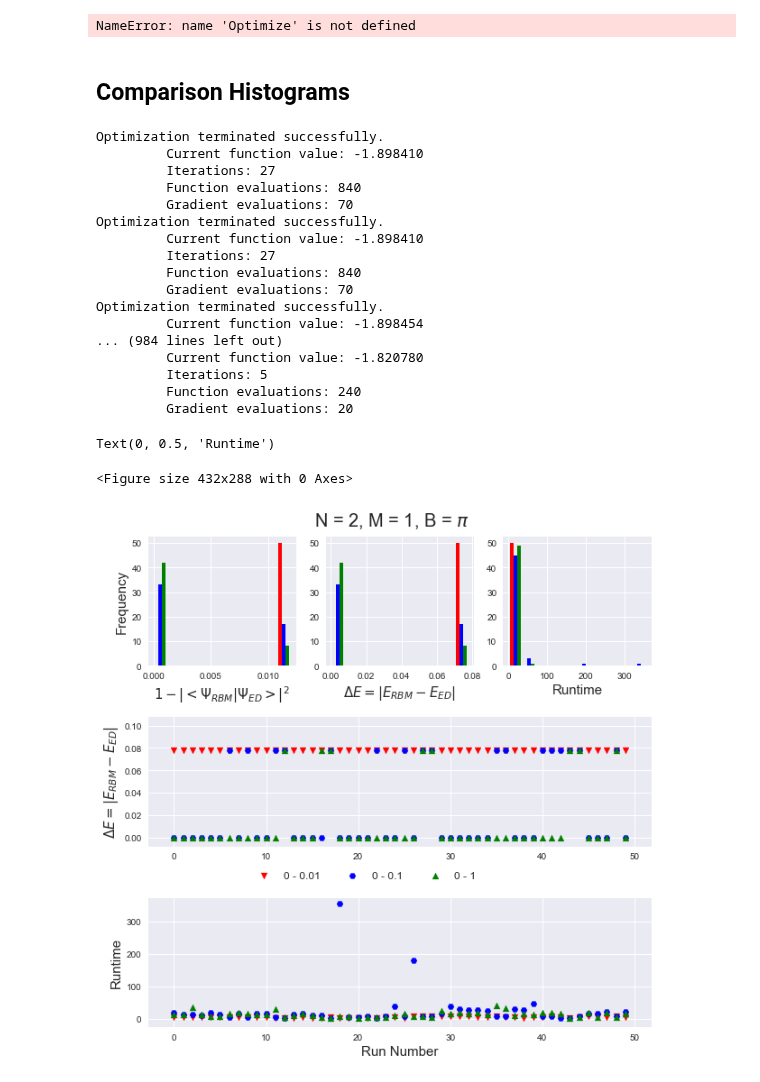
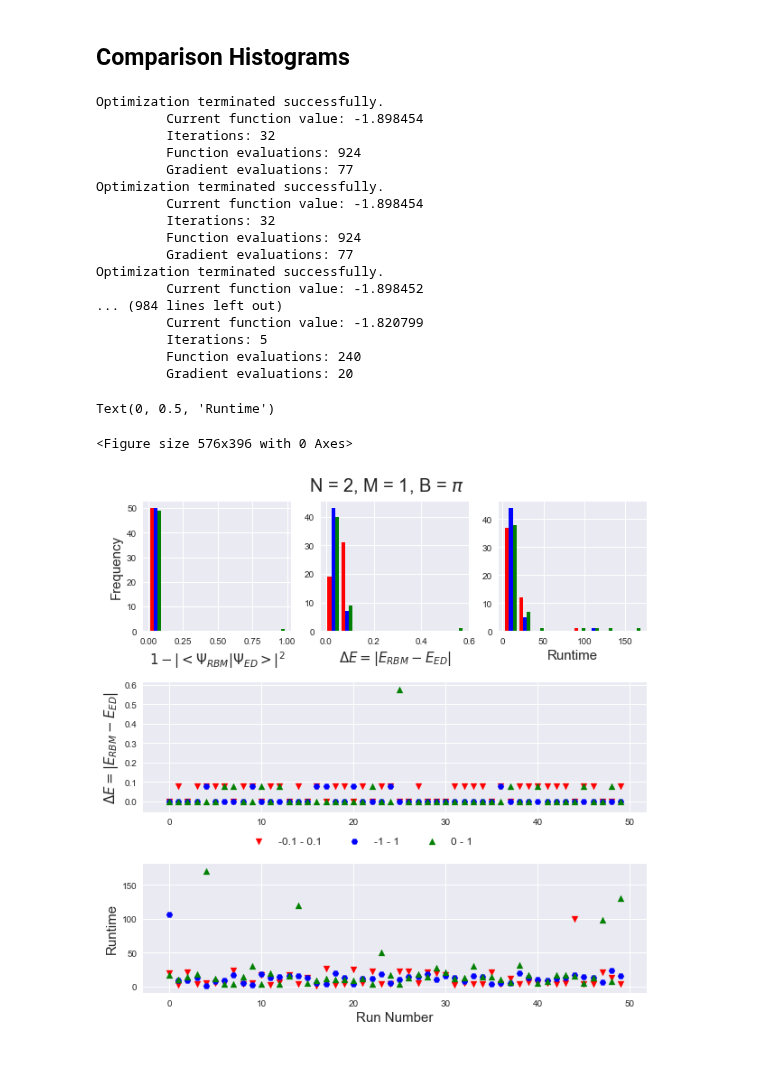
Before and after one commit to aorfi/Phys459, a Jupyter notebook: RBMGroundStateComparisonChangeInitialization.ipynb, the cells around one changed output. Drawn from its saved outputs; the diff is of its cells as text; code cells hidden in the pictures.

```diff
--- a/RBMGroundStateComparisonChangeInitialization.ipynb
+++ b/RBMGroundStateComparisonChangeInitialization.ipynb
@@ -150,7 +150,7 @@ def RBM_ansatz(par,N, M):
         expTerm[i] = np.exp(np.dot(a,sz[i]))
         psiMValues[i] = expTerm[i]*hidProduct[i]
         psiM += psiMValues[i]*Sbasis[i]
-    psiNorm = psiM.unit()
+    psiNorm = psiM#.unit()
     return psiNorm
 # %%
 #Variation Energy Definition
@@ -318,13 +282,0 @@ Optimization terminated successfully.
-# %%
-opState = RBM_ansatz(minop.x,N, M)
-print(opState)
-opEng = varEnergy(minop.x,N, M, H)
-print(opEng)
-groundState = GroundState(N,B,A0)
-ed = groundState()
-edEng = ed[0][0]
-edState = ed[0][1]
-print(edState)
-print(edEng)
-Error = err(opState,edState ,opEng,edEng)
-print(Error)
@@ -347,8 +283,3 @@ Qobj data =
-# %%
-optimize = Optimize(N,B,A0)
-op = optimize(N,M)
-# %% [output]
-NameError: name 'Optimize' is not defined
 # %% [markdown]
 ## Comparison Histograms
 # %%
@@ -403,24 +334,24 @@ for i in range(len(hisIt)):
 
     #Nelder Mead
     zeroOne = minLoader('GradDescent', 1*par,N, M, B, A0)
-    zeroOneState.append(ten[0])
-    zeroOneTime.append(ten[1])
+    zeroOneState.append(zeroOne[0])
+    zeroOneTime.append(zeroOne[1])
 
     #BFGS
     nOneOne = minLoader('GradDescent', (1-2*par),N, M, B, A0)
-    hunState.append(hun[0])
-    hunTime.append(hun[1])
+    nOneOneState.append(nOneOne[0])
+    nOneOneTime.append(nOneOne[1])
 
     #Newton-CG
-    small = minLoader('GradDescent', 0.1*par,N, M, B, A0)
+    small = minLoader('GradDescent', (0.1-0.2*par),N, M, B, A0)
     smallState.append(small[0])
     smallTime.append(small[1])
 
 
     #Error
     gdEngTemp = gd[0][2]
-    tenEngTemp = ten[0][2]
-    hunEngTemp = hun[0][2]
+    zeroOneEngTemp = zeroOne[0][2]
+    nOneOneEngTemp = nOneOne[0][2]
     edEngTemp = ed[0][0]
     smallEngTemp = small[0][2]
 
@@ -428,48 +359,48 @@ for i in range(len(hisIt)):
     gdStateTemp = gd[0][1]
     edStateTemp = ed[0][1]
     zeroOneStateTemp = zeroOne[0][1]
-    hunStateTemp = hun[0][1]
+    nOneOneStateTemp = nOneOne[0][1]
     smallStateTemp = small[0][1]
 
     gdErrTemp = err(gdStateTemp,edStateTemp,gdEngTemp,edEngTemp)
     zeroOneErrTemp = err(zeroOneStateTemp,edStateTemp,zeroOneEngTemp,edEngTemp)
-    hunErrTemp = err(hunStateTemp,edStateTemp,hunEngTemp,edEngTemp)
+    nOneOneErrTemp = err(nOneOneStateTemp,edStateTemp,nOneOneEngTemp,edEngTemp)
     smallErrTemp = err(smallStateTemp,edStateTemp,smallEngTemp,edEngTemp)
 
     gdEngErr.append(gdErrTemp[0])
     gdStateErr.append(gdErrTemp[1])
     zeroOneEngErr.append(zeroOneErrTemp[0])
     zeroOneStateErr.append(zeroOneErrTemp[1])
-    hunEngErr.append(hunErrTemp[0])
-    hunStateErr.append(hunErrTemp[1])
+    nOneOneEngErr.append(nOneOneErrTemp[0])
+    nOneOneStateErr.append(nOneOneErrTemp[1])
     smallEngErr.append(smallErrTemp[0])
     smallStateErr.append(smallErrTemp[1])
 # %% [output]
-Optimization terminated successfully.
-         Current function value: -1.898410
-         Iterations: 27
-         Function evaluations: 840
-         Gradient evaluations: 70
-Optimization terminated successfully.
-         Current function value: -1.898410
-         Iterations: 27
-         Function evaluations: 840
-         Gradient evaluations: 70
 Optimization terminated successfully.
          Current function value: -1.898454
+         Iterations: 32
+         Function evaluations: 924
+         Gradient evaluations: 77
+Optimization terminated successfully.
+         Current function value: -1.898454
+         Iterations: 32
+         Function evaluations: 924
+         Gradient evaluations: 77
+Optimization terminated successfully.
+         Current function value: -1.898452
 ... (984 lines left out)
-         Current function value: -1.820780
+         Current function value: -1.820799
          Iterations: 5
          Function evaluations: 240
          Gradient evaluations: 20
 # %%
-stateErr = [smallStateErr,hunStateErr,gdStateErr]
-engErr = [smallEngErr,hunEngErr,gdEngErr]
-runTime = [smallTime,hunTime, gdTime]
+stateErr = [smallStateErr,nOneOneStateErr,zeroOneStateErr]
+engErr = [smallEngErr,nOneOneEngErr,zeroOneEngErr]
+runTime = [smallTime,nOneOneTime, zeroOneTime]
 # %%
 
 
-labels = ['0 - 0.01','0 - 0.1', '0 - 1']
+labels = ['-0.1 - 0.1','-1 - 1', '0 - 1']
 colors = ['red','blue','green']
 plt.figure(constrained_layout=True)
 plt.figure(figsize=(10,10))
@@ -489,32 +420,32 @@ ax1.set_ylabel("Frequency",size = 15)
 ax2 = plt.subplot(gs[0, 1])
 ax2.hist(engErr, bins=10, color=colors)
 ax2.set_xlabel("$\Delta E = |E_{RBM}-E_{ED}|$",size = 15)
 
 
 
 ax3 = plt.subplot(gs[0, 2])
 ax3.hist(runTime, bins=10,color=colors)
 ax3.set_xlabel("Runtime",size = 15)
 
 
 ax4 = plt.subplot(gs[1, :])
 ax4.scatter(hisIt,engErr[0],color=colors[0],marker ='v')
 ax4.scatter(hisIt,engErr[1],color=colors[1],marker ='H')
 ax4.scatter(hisIt,engErr[2],color=colors[2],marker = '^')
 #ax4.scatter(hisIt,engErr[3],color=colors[3],marker = 'o')
 ax4 .set_ylabel("$\Delta E = |E_{RBM}-E_{ED}|$", size = 15)
 
 
 plt.legend(labels, loc = (0.2, -0.3),fontsize = 12,ncol=4)
 
 ax5 = plt.subplot(gs[2, :])
 ax5.scatter(hisIt,runTime[0],color=colors[0],marker ='v')
 ax5.scatter(hisIt,runTime[1],color=colors[1],marker ='H')
 ax5.scatter(hisIt,runTime[2],color=colors[2],marker = '^')
 #ax5.scatter(hisIt,runTime[3],color=colors[3],marker = 'o')
 ax5.set_xlabel("Run Number",size = 15)
 ax5 .set_ylabel("Runtime", size = 15)
 # %% [output]
 Text(0, 0.5, 'Runtime')
-<Figure size 432x288 with 0 Axes>
+<Figure size 576x396 with 0 Axes>
-[figure, old version]
+[figure, new version]
```
Also changed, not shown: parts of 8 cells of this notebook, 5 other files.
